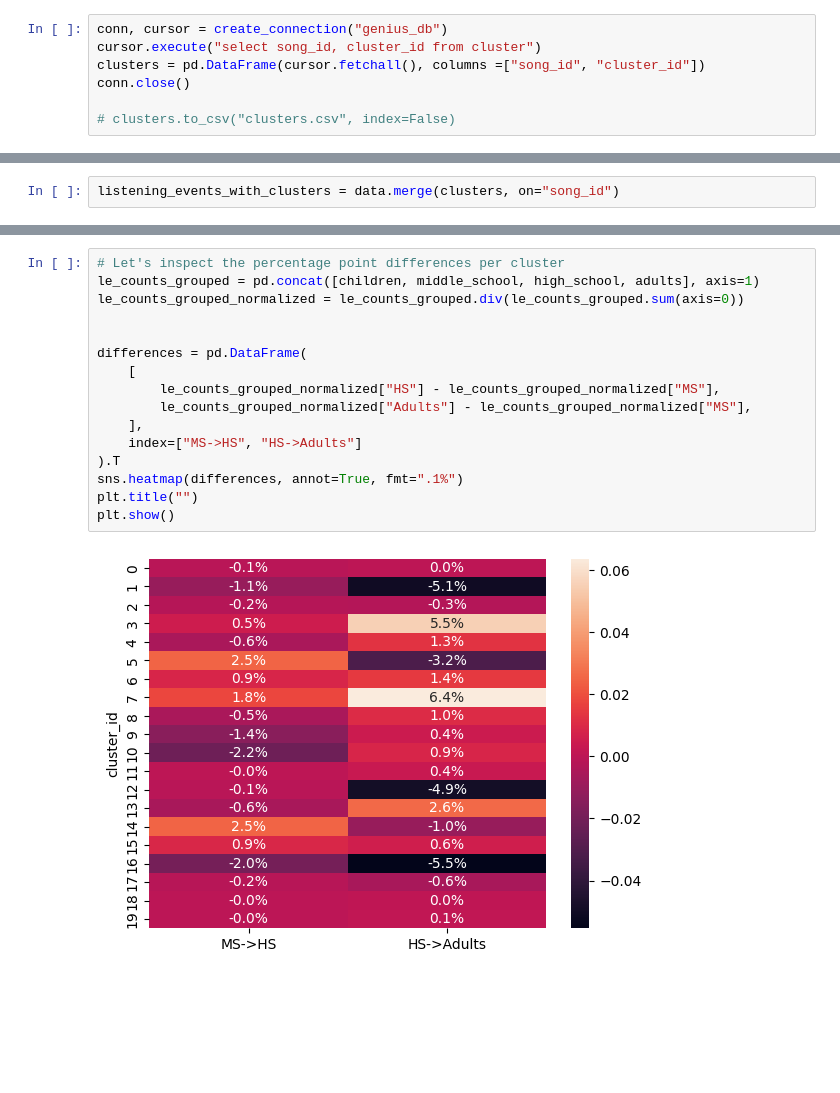
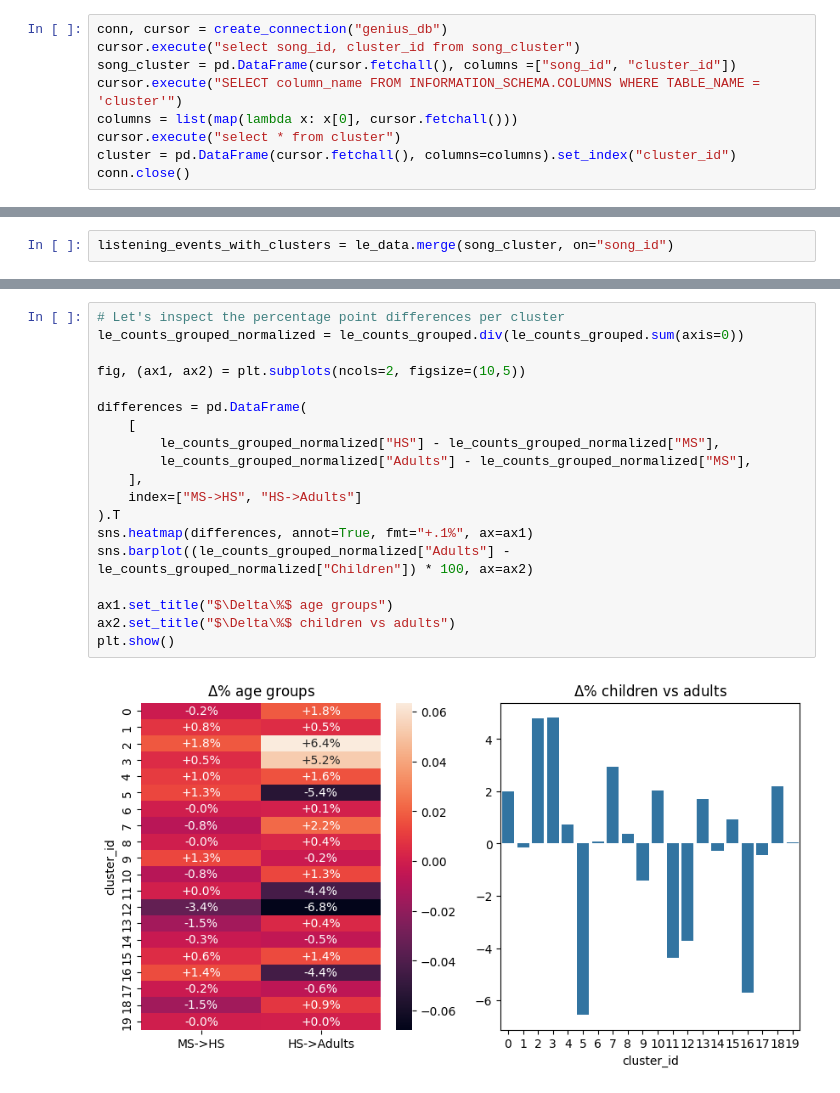
Before and after one commit to sbakker6/MusicRSAndChildren, a Jupyter notebook: analysis.ipynb, the cells around one changed output, grey strips where cells are left out. Saved outputs shown, nothing was run; the diff lists cells and outputs as text; blank space fills up the shorter version.

```diff
--- a/analysis.ipynb
+++ b/analysis.ipynb
@@ -9,10 +7,12 @@ Matplotlib is building the font cache; this may take a moment.
 # %%
 conn, cursor = create_connection("genius_db")
-cursor.execute("select song_id, cluster_id from cluster")
-clusters = pd.DataFrame(cursor.fetchall(), columns =["song_id", "cluster_id"])
+cursor.execute("select song_id, cluster_id from song_cluster")
+song_cluster = pd.DataFrame(cursor.fetchall(), columns =["song_id", "cluster_id"])
+cursor.execute("SELECT column_name FROM INFORMATION_SCHEMA.COLUMNS WHERE TABLE_NAME = 'cluster'")
+columns = list(map(lambda x: x[0], cursor.fetchall()))
+cursor.execute("select * from cluster")
+cluster = pd.DataFrame(cursor.fetchall(), columns=columns).set_index("cluster_id")
 conn.close()
-
-# clusters.to_csv("clusters.csv", index=False)
 # %%
 conn, cursor = create_connection("lfm2b")
 
@@ -79,5 +102,5 @@ conn.close()
 # %%
-listening_events_with_clusters = data.merge(clusters, on="song_id")
+listening_events_with_clusters = le_data.merge(song_cluster, on="song_id")
 # %%
 conn, cursor = create_connection("lfm2b")
 cursor.execute("select age_at_listen, count(track_id) from le_joined_tni group by age_at_listen;")
@@ -158,18 +240,21 @@ plt.show()
 # %%
 # Let's inspect the percentage point differences per cluster
-le_counts_grouped = pd.concat([children, middle_school, high_school, adults], axis=1)
 le_counts_grouped_normalized = le_counts_grouped.div(le_counts_grouped.sum(axis=0))
 
+fig, (ax1, ax2) = plt.subplots(ncols=2, figsize=(10,5))
 
 differences = pd.DataFrame(
     [
         le_counts_grouped_normalized["HS"] - le_counts_grouped_normalized["MS"],
         le_counts_grouped_normalized["Adults"] - le_counts_grouped_normalized["MS"],
     ],
     index=["MS->HS", "HS->Adults"]
 ).T
-sns.heatmap(differences, annot=True, fmt=".1%")
-plt.title("")
+sns.heatmap(differences, annot=True, fmt="+.1%", ax=ax1)
+sns.barplot((le_counts_grouped_normalized["Adults"] - le_counts_grouped_normalized["Children"]) * 100, ax=ax2)
+
+ax1.set_title("$\Delta\%$ age groups")
+ax2.set_title("$\Delta\%$ children vs adults")
 plt.show()
 # %% [output]
-[figure, old version]
+[figure, new version]
```
Also changed, not shown: parts of 10 cells of this notebook, 2 other files.
